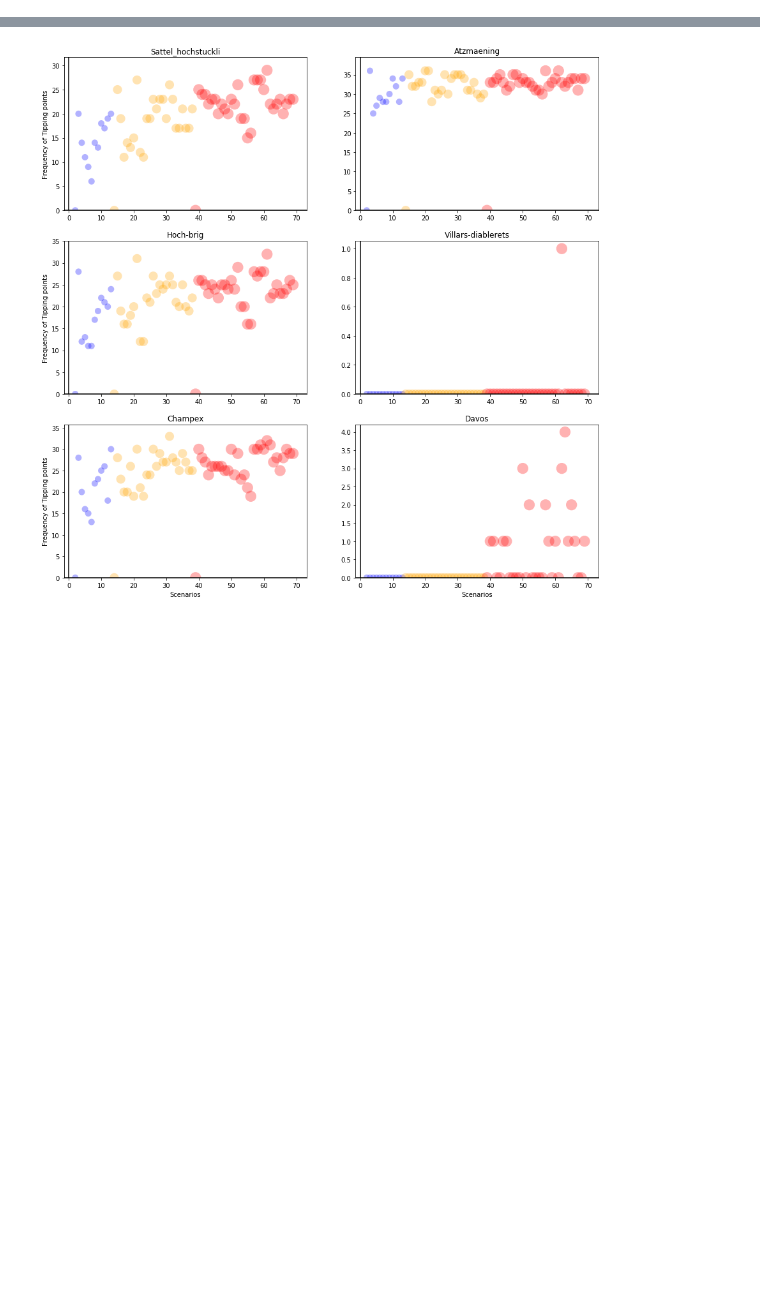
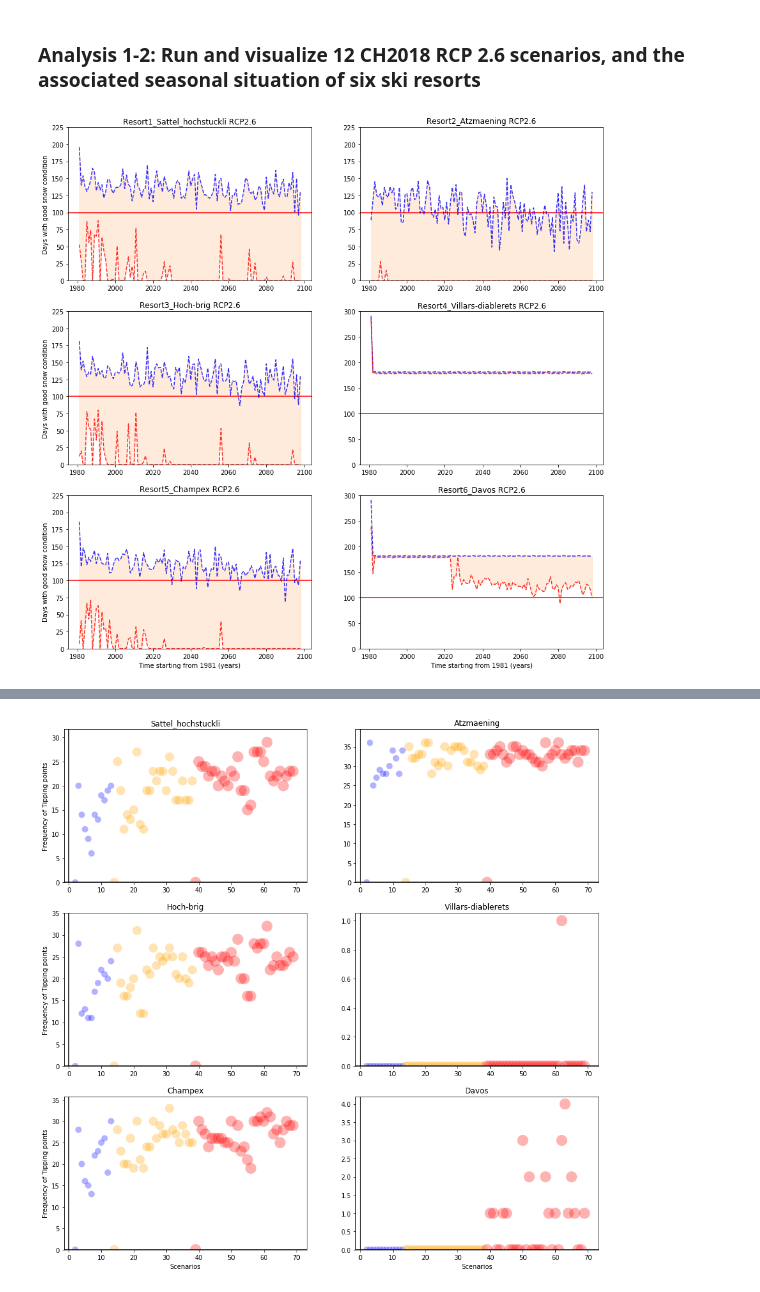
Before and after one commit to saeedashraf/Snow-Ski-Resort-DMDU, a Jupyter notebook: snowModel2_Visualization.ipynb, the cells around one changed output, grey strips where cells are left out. Cells and saved outputs as stored; diff of their text form; code cells hidden in the pictures; blank space fills up the shorter version.

```diff
--- a/snowModel2_Visualization.ipynb
+++ b/snowModel2_Visualization.ipynb
@@ -26 +105,23 @@ dfsColumns = [df1Columns, df2Columns, df3Columns, df4Columns, df5Columns, df6Col
+# %%
+def generate_plot_all(df, dfColumns, m, n, colorLines):
+    for i in range (1 , len(dfColumns), 1):
+        #res1_sc1 = df[dfColumns[i]]
+        axs[m,n].plot(x_axis, df[dfColumns[i]], color=colorLines, linestyle = '--', alpha=0.02)
+        return
+
+def generate_plot_max_min(df, m, n, BotYaxis, TopYaxis,fig_Title, fig_X_Lable, fig_Y_Lable):
+
+    axs[m,n].axhline(y=100, color='red')
+    axs[m,n].set_ylim(bottom=BotYaxis, top =TopYaxis)
+    axs[m,n].set_title(fig_Title)
+    axs[m,n].set_xlabel(fig_X_Lable)
+    axs[m,n].set_ylabel(fig_Y_Lable)
+
+
+    axs[m,n].plot(x_axis, df.max(axis=1), color='blue', linestyle = '--', alpha=0.8)
+    axs[m,n].plot(x_axis, df.min(axis=1), color='red', linestyle = '--', alpha=0.8)
+    axs[m,n].fill_between(x_axis[0:118], df.max(axis=1), df.min(axis=1), alpha=0.15, color='C1')
+        #plt.xticks(np.arange(1981, 2099, step=20))
+         #Possible Colors: color='#DBFF33',
+    return
 # %%
@@ -57,0 +149,24 @@ plt.show()
+# %% [markdown]
+### Analysis 1-2: Run and visualize 12 CH2018 RCP 2.6 scenarios, and the associated  seasonal situation of six ski resorts
+# %%
+#fig, (ax1 , ax2) = plt.subplots(1, 2)
+m = 3
+n = 2
+fig, axs = plt.subplots(m, n, figsize=(15,15))
+
+y = 118
+#x_axis = np.arange(y)
+x_axis = np.arange(1981, 2099, step=1)
+#plt.style.use('seaborn')
+
+RCP ="RCP2.6"
+generate_plot_max_min(df1RCP26,0,0,0,225, 'Resort1_Sattel_hochstuckli {}'.format(RCP),"","Days with good snow condition")
+generate_plot_max_min(df2RCP26,0,1,0,225, 'Resort2_Atzmaening {}'.format(RCP),"","")
+generate_plot_max_min(df3RCP26,1,0,0,225, 'Resort3_Hoch-brig {}'.format(RCP),"","Days with good snow condition")
+generate_plot_max_min(df4RCP26,1,1,0,300, 'Resort4_Villars-diablerets {}'.format(RCP),"","")
+generate_plot_max_min(df5RCP26,2,0,0,225, 'Resort5_Champex {}'.format(RCP),"Time starting from 1981 (years)","Days with good snow condition")
+generate_plot_max_min(df6RCP26,2,1,0,300, 'Resort6_Davos {}'.format(RCP),"Time starting from 1981 (years)","")
+
+plt.show()
+# %% [output]
+[figure, added]
```
Also changed, not shown: parts of 32 cells of this notebook, 57 other files.
